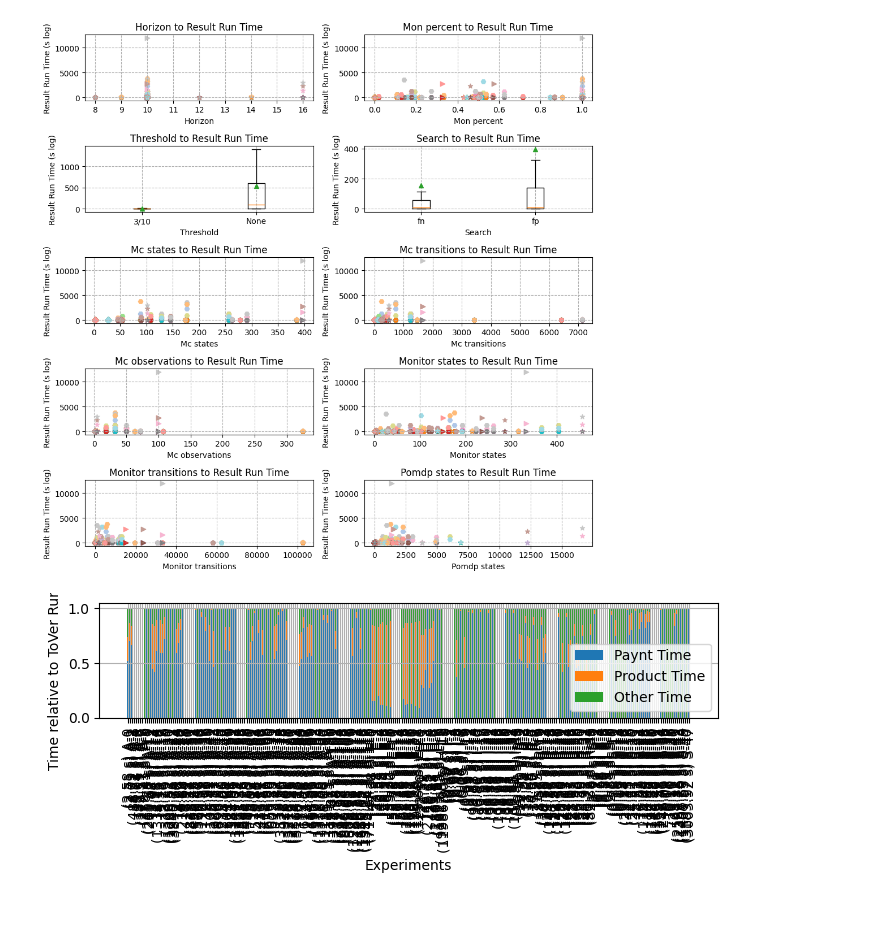
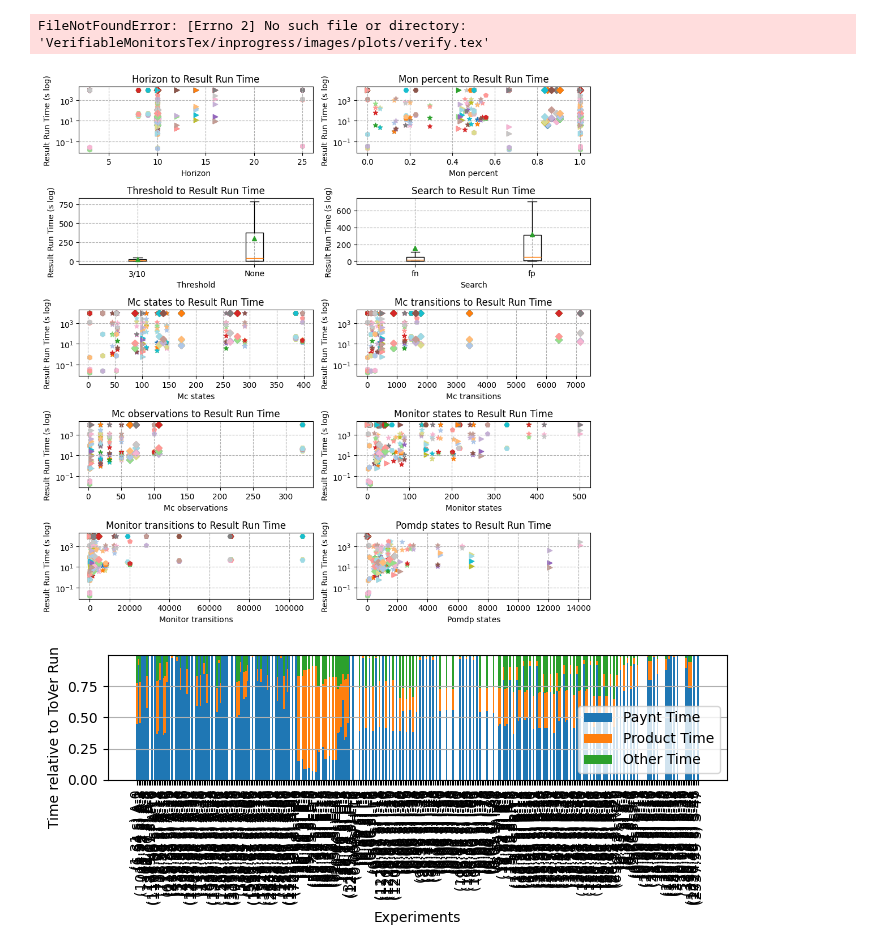
Before and after one commit to lukovdm/monitor-conformence, a Jupyter notebook: notebooks/ToVerAnalysis.ipynb, the cells around one changed output. Cells and saved outputs as stored; diff of their text form; code cells hidden in the pictures; blank space fills up the shorter version.

Commit message:
Add verify table

```diff
--- a/notebooks/ToVerAnalysis.ipynb
+++ b/notebooks/ToVerAnalysis.ipynb
@@ -3,20 +3,13 @@
 %load_ext autoreload
 from verimon.analysis import *
 
-experiment_dir = "../stats/exp-2025-01-20_15-19-13-verify"
+experiment_dir = "../stats/exp-2025-01-22_11-09-38-verify"
 experiment_data = load_experiment_data(experiment_dir)
 
 symbols, colors = add_symbol_color(experiment_data, verify=True)
 
 clean_data(experiment_data)
 
-for data in experiment_data:
-    if "error" in data["result"]:
-        data["result"]["time"] = 0
-        data["result"]["product_time"] = 0
-        data["result"]["paynt_time"] = 0
-        data["result"]["pomdp_states"] = 0
-
 add_short_names(experiment_data, verify=True)
 
 experiments_in_legends = False
@@ -62,7 +63,7 @@ import matplotlib.pyplot as plt
 #         linewidth=0,
 #         color=data["color"],
 #         marker=data["symbol"],
-#         label=f'({data["experiment"]["short_name"]}) {data["experiment"]["name"]} {data["experiment"]["variant"]}',
+#         label=f"({data['experiment']['short_name']}) {data['experiment']['name']} {data['experiment']['variant']}",
 #     )
 #     for data in experiment_data
 # ]
@@ -70,8 +71,16 @@ import matplotlib.pyplot as plt
 # plt.legend(handles=legend_elements, loc="center", ncol=2)
 # plt.axis("off")
 # if save_figures:
-#     plt.savefig(f"{save_path}/legend.pgf", bbox_inches="tight")
+#     plt.savefig(f"{save_path}/verify-legend.pgf", bbox_inches="tight")
 # plt.show()
+
+generate_verify_table(
+    experiment_data,
+    save_figures,
+    save_path="../VerifiableMonitorsTex/inprogress/images/plots",
+)
+# %% [output]
+FileNotFoundError: [Errno 2] No such file or directory: 'VerifiableMonitorsTex/inprogress/images/plots/verify.tex'
 # %%
 parameters = [
     ("experiment", "horizon", "log"),
@@ -93,14 +102,14 @@ runtime_by_params(
     experiments_in_legends=experiments_in_legends,
 )
 # %% [output]
-[figure, old version]
+[figure, new version]
 # %%
 import numpy as np
 
 product_times = [
     (
         data["result"]["product_time"] / data["result"]["time"]
-        if "result" in data and data["result"]["time"] != 0
+        if "result" in data and "fake" not in data["result"]
         else 0
     )
     for data in experiment_data
@@ -108,7 +117,7 @@ product_times = [
 paynt_times = [
     (
         data["result"]["paynt_time"] / data["result"]["time"]
-        if "result" in data and data["result"]["time"] != 0
+        if "result" in data and "fake" not in data["result"]
         else 0
     )
     for data in experiment_data
@@ -116,7 +125,7 @@ paynt_times = [
 # double_check_times = [
 #     (
 #         data["result"]["double_check_time"] / data["result"]["time"]
-#         if "result" in data and data["result"]["time"] != 0 and data["result"]["double_check_time"] is not None
+#         if "result" in data and "fake" not in data["result"] and data["result"]["double_check_time"] is not None
 #         else 0
 #     )
 #     for data in experiment_data
@@ -125,8 +134,7 @@ other_times = [
     (
         1
         - (
-            data["result"]["product_time"]
-            + data["result"]["paynt_time"]
+            data["result"]["product_time"] + data["result"]["paynt_time"]
             # + (
             #     data["result"]["double_check_time"]
             #     if data["result"]["double_check_time"] is not None
@@ -134,15 +142,15 @@ other_times = [
             # )
         )
         / data["result"]["time"]
-        if "result" in data and data["result"]["time"] != 0
-        else 1
+        if "result" in data and "fake" not in data["result"]
+        else 0
     )
     for data in experiment_data
 ]
 
 if experiments_in_legends:
     experiment_names = [
-        f"{data['experiment']['name']}\n{data['experiment']['variant']}\n({data['time']['total']/(60*60):.2f} h)"
+        f"{data['experiment']['name']}\n{data['experiment']['variant']}\n({data['time']['total'] / (60 * 60):.2f} h)"
         for data in experiment_data
     ]
 else:
@@ -154,35 +162,36 @@ else:
 plt.figure(figsize=(7, 3))
 index = range(len(experiment_data))
 bottom = np.zeros(len(experiment_data))
 
 
-plt.bar(index, paynt_times, label="Paynt Time")
+plt.bar(index, paynt_times, width=1, label="Paynt Time")
 bottom += paynt_times
-plt.bar(index, product_times, bottom=bottom, label="Product Time")
+plt.bar(index, product_times, bottom=bottom, width=1, label="Product Time")
 bottom += product_times
 # plt.bar(
 #     index,
 #     double_check_times,
 #     bottom=bottom,
-#     label="Double check Time",
+#     width=1, label="Double check Time",
 # )
 # bottom += double_check_times
 plt.bar(
     index,
     other_times,
     bottom=bottom,
+    width=1,
     label="Other Time",
 )
 
 plt.xlabel("Experiments")
 plt.ylabel("Time relative to ToVer Run Time")
 plt.xticks(index, experiment_names, rotation=90)
 plt.legend()
 
 plt.tight_layout()
-plt.grid()
+plt.grid(axis="y")
 if save_figures:
     plt.savefig(f"{save_path}/Tover_relative.pgf", bbox_inches="tight")
 plt.show()
 # %% [output]
-[figure, old version]
+[figure, new version]
```
Also changed, not shown: parts of 2 cells of this notebook, 9 other files.
